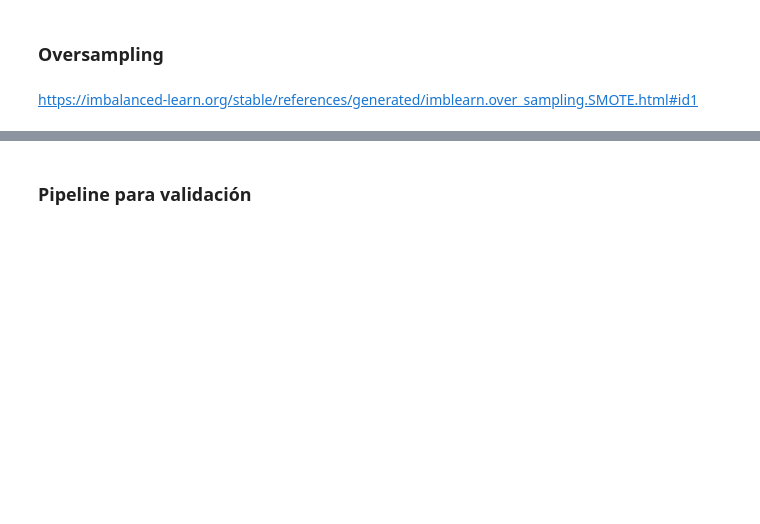
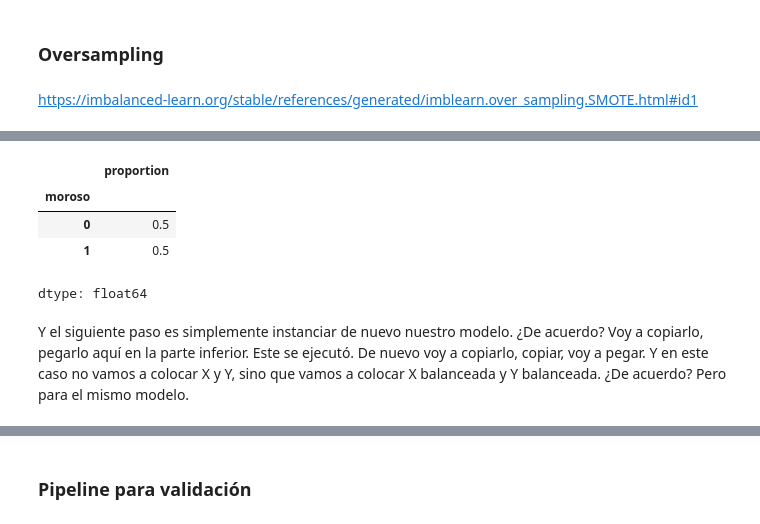
Before and after one commit to evs-11/Clasificaci-n_Validacion-de-Modelos-y-Metricas-de-Evaluacion, a Jupyter notebook: Clasificacion_validacion_y_metricas.ipynb, the cells around one changed output, grey strips where cells are left out. Saved outputs shown, nothing was run; the diff lists cells and outputs as text; code cells hidden in the pictures; blank space fills up the shorter version.

```diff
--- a/Clasificacion_validacion_y_metricas.ipynb
+++ b/Clasificacion_validacion_y_metricas.ipynb
@@ -515,0 +540,16 @@ https://imbalanced-learn.org/stable/references/generated/imblearn.over_sampling.
+# %%
+# lo instanciamos
+oversampling = SMOTE()
+X_balanceada,y_balanceada = oversampling.fit_resample(X,y)
+# %%
+y_balanceada.value_counts(normalize=True)   # vemos como quedó la y_balanceada
+
+# moroso quedó en 50 % y como 50 % clientes morosos en sí
+# %% [output]
+|  | proportion |
+| moroso |  |
+| 0 | 0.5 |
+| 1 | 0.5 |
+dtype: float64
+# %% [markdown]
+Y el siguiente paso es simplemente instanciar de nuevo nuestro modelo. ¿De acuerdo? Voy a copiarlo, pegarlo aquí en la parte inferior. Este se ejecutó. De nuevo voy a copiarlo, copiar, voy a pegar. Y en este caso no vamos a colocar X y Y, sino que vamos a colocar X balanceada y Y balanceada. ¿De acuerdo? Pero para el mismo modelo.
```
Also changed, not shown: parts of 54 cells of this notebook.
